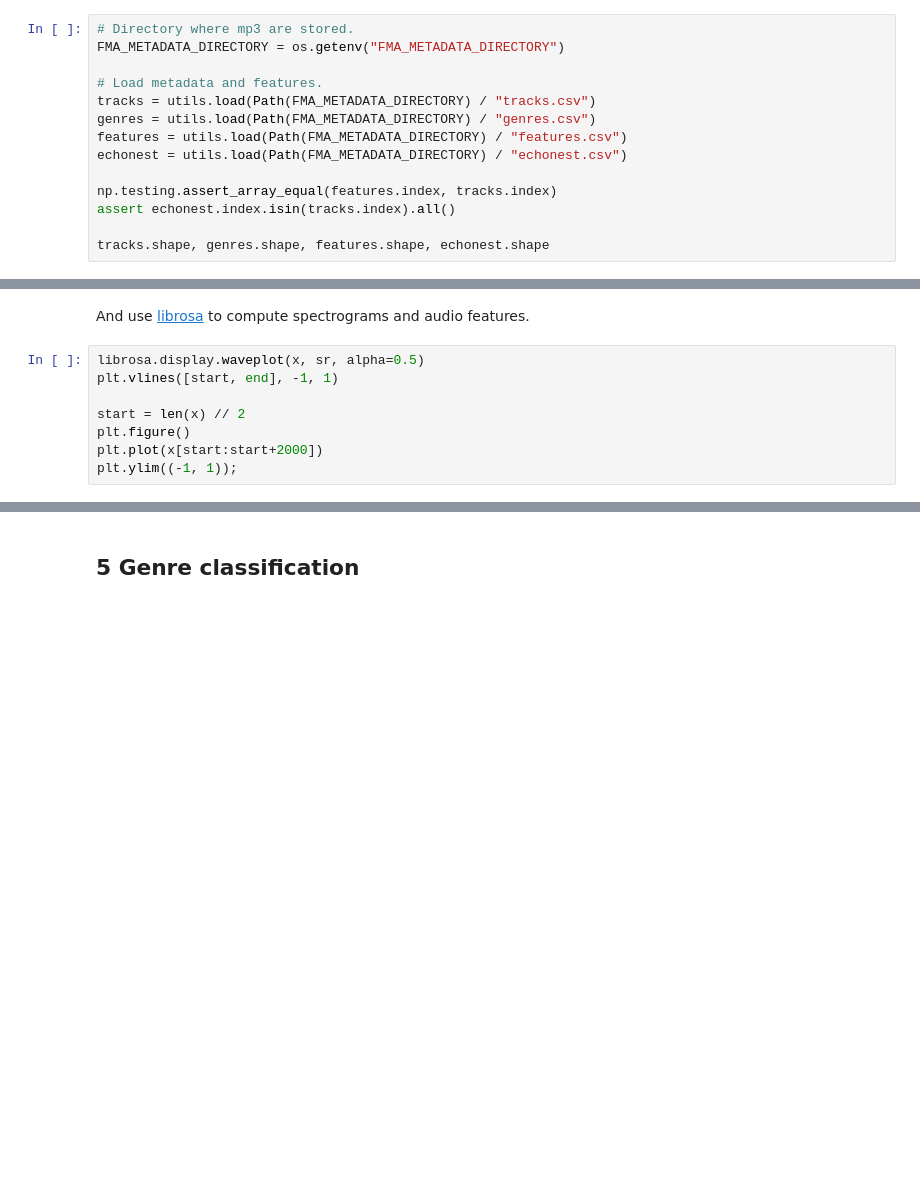
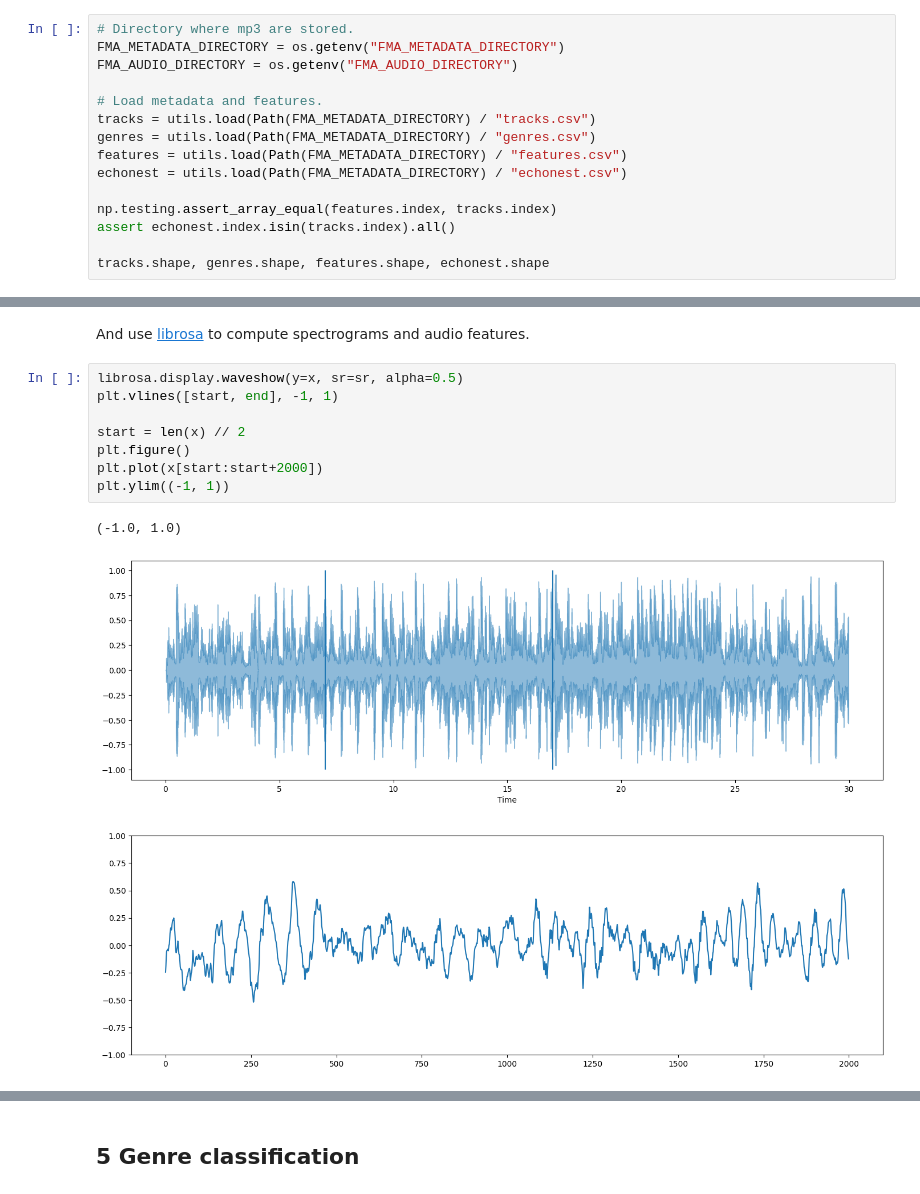
Before and after one commit to jaysaavedra18/audio-playlist-manager, a Jupyter notebook: src/data_processing/usage.ipynb, the cells around one changed output, grey strips where cells are left out. Cells and saved outputs as stored; diff of their text form; blank space fills up the shorter version.

```diff
--- a/src/data_processing/usage.ipynb
+++ b/src/data_processing/usage.ipynb
@@ -25,6 +25,7 @@ plt.rcParams["figure.figsize"] = (17, 5)
 # %%
 # Directory where mp3 are stored.
 FMA_METADATA_DIRECTORY = os.getenv("FMA_METADATA_DIRECTORY")
+FMA_AUDIO_DIRECTORY = os.getenv("FMA_AUDIO_DIRECTORY")
 
 # Load metadata and features.
 tracks = utils.load(Path(FMA_METADATA_DIRECTORY) / "tracks.csv")
@@ -283,13 +291,17 @@ ipd.Audio(data=x[start*sr:end*sr], rate=sr)
 # %% [markdown]
 And use [librosa](https://github.com/librosa/librosa) to compute spectrograms and audio features.
 # %%
-librosa.display.waveplot(x, sr, alpha=0.5)
+librosa.display.waveshow(y=x, sr=sr, alpha=0.5)
 plt.vlines([start, end], -1, 1)
 
 start = len(x) // 2
 plt.figure()
 plt.plot(x[start:start+2000])
-plt.ylim((-1, 1));
+plt.ylim((-1, 1))
+# %% [output]
+(-1.0, 1.0)
+[figure, added]
+[figure, added]
 # %%
 stft = np.abs(librosa.stft(x, n_fft=2048, hop_length=512))
 mel = librosa.feature.melspectrogram(sr=sr, S=stft**2)
```
Also changed, not shown: parts of 5 cells of this notebook.
